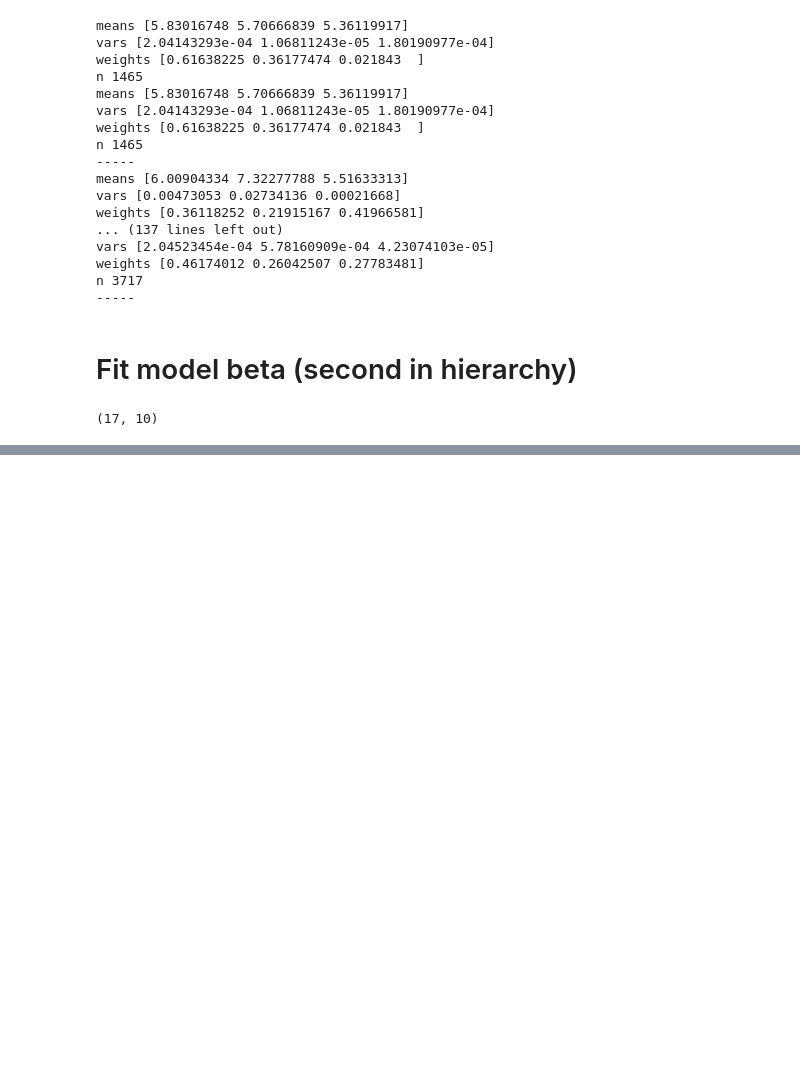
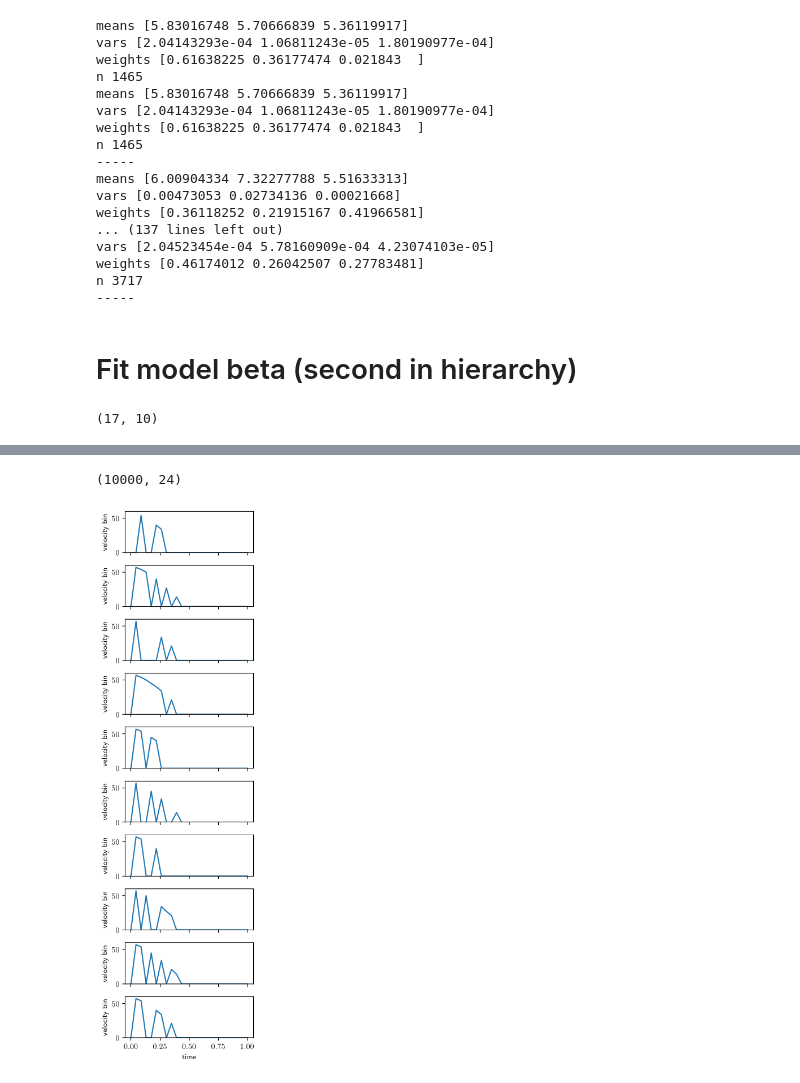
Before and after one commit to AurelienNioche/MAppAnalysis, a Jupyter notebook: notebooks/active_inference/main_13.ipynb, the cells around one changed output, grey strips where cells are left out. Cells and saved outputs as stored; diff of their text form; code cells hidden in the pictures; blank space fills up the shorter version.

```diff
--- a/notebooks/active_inference/main_13.ipynb
+++ b/notebooks/active_inference/main_13.ipynb
@@ -497,0 +519,6 @@ fig.tight_layout()
+# %%
+n_action = 2
+n_velocity = 60
+# velocity = np.concatenate((np.zeros(1), np.geomspace(2, np.max(combined)+1, n_velocity-1)))
+velocity =np.linspace(0, np.max(combined)+1, n_velocity)
+velocity
@@ -497,0 +541,22 @@ fig.tight_layout()
+# %%
+# Add one bin for infinity
+bins = np.concatenate((velocity, np.full(1, np.inf)))
+drv = np.clip(combined, bins[0], bins[-1])
+v_idx = np.digitize(drv, bins, right=False) - 1
+print(v_idx.shape)
+# %% [output]
+(10000, 24)
+# %%
+# Plot the activity
+n_samples = min(combined.shape[0], 10) # Number of days
+fig, axes = plt.subplots(n_samples, figsize=(3, 10), sharex=True)
+for i, ax in enumerate(axes):
+    ax.plot(timestep, v_idx[i], color="C0")
+    ax.set_ylim(0, n_velocity)
+    ax.grid(False)
+    if i == len(axes) - 1:
+        ax.set_xlabel("time")
+    ax.set_ylabel("velocity bin")
+fig.tight_layout()
+# %% [output]
+[figure, added]
```
Also changed, not shown: parts of 55 cells of this notebook, 1 other file.
